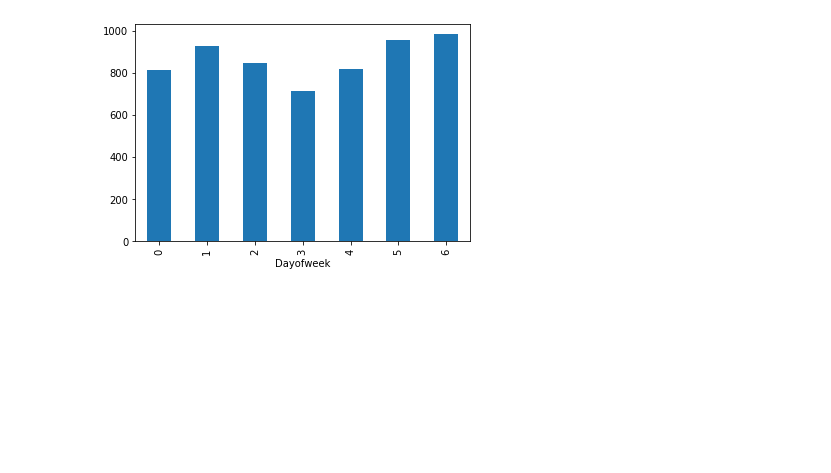
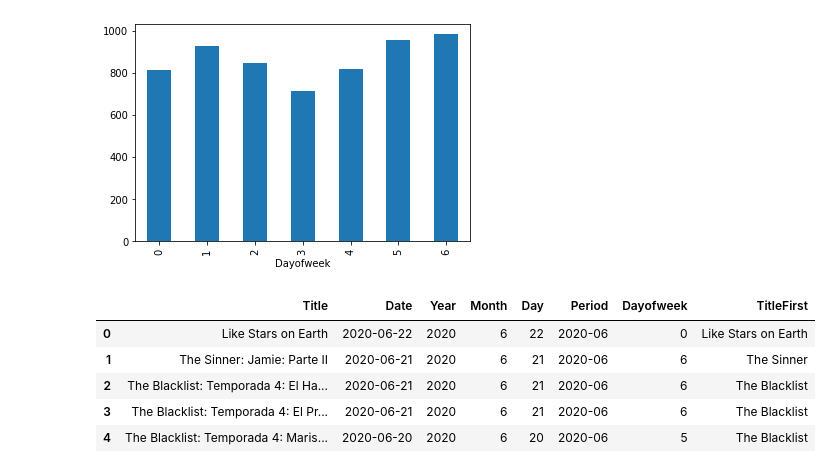
Before and after one commit to jcortesf/JupyterNotebook, a Jupyter notebook: Análisis de títulos y reproducciones Netflix.ipynb, the cells around one changed output. Saved outputs shown, nothing was run; the diff lists cells and outputs as text; code cells hidden in the pictures; blank space fills up the shorter version.

```diff
--- a/Análisis de títulos y reproducciones Netflix.ipynb
+++ b/Análisis de títulos y reproducciones Netflix.ipynb
@@ -71,3 +71,14 @@ Name: Title, dtype: int64
 ax = titles_dayWeek.plot.bar()
 # %% [output]
 [figure]
+# %%
+df['TitleFirst'] = df['Title'].str.split(':').str[0]
+
+df.head()
+# %% [output]
+|  | Title | Date | Year | Month | Day | Period | Dayofweek | TitleFirst |
+| 0 | Like Stars on Earth | 2020-06-22 | 2020 | 6 | 22 | 2020-06 | 0 | Like Stars on Earth |
+| 1 | The Sinner: Jamie: Parte II | 2020-06-21 | 2020 | 6 | 21 | 2020-06 | 6 | The Sinner |
+| 2 | The Blacklist: Temporada 4: El Ha... | 2020-06-21 | 2020 | 6 | 21 | 2020-06 | 6 | The Blacklist |
+| 3 | The Blacklist: Temporada 4: El Pr... | 2020-06-21 | 2020 | 6 | 21 | 2020-06 | 6 | The Blacklist |
+| 4 | The Blacklist: Temporada 4: Maris... | 2020-06-20 | 2020 | 6 | 20 | 2020-06 | 5 | The Blacklist |
```
Also changed, not shown: parts of 4 cells of this notebook, 2 other files.
